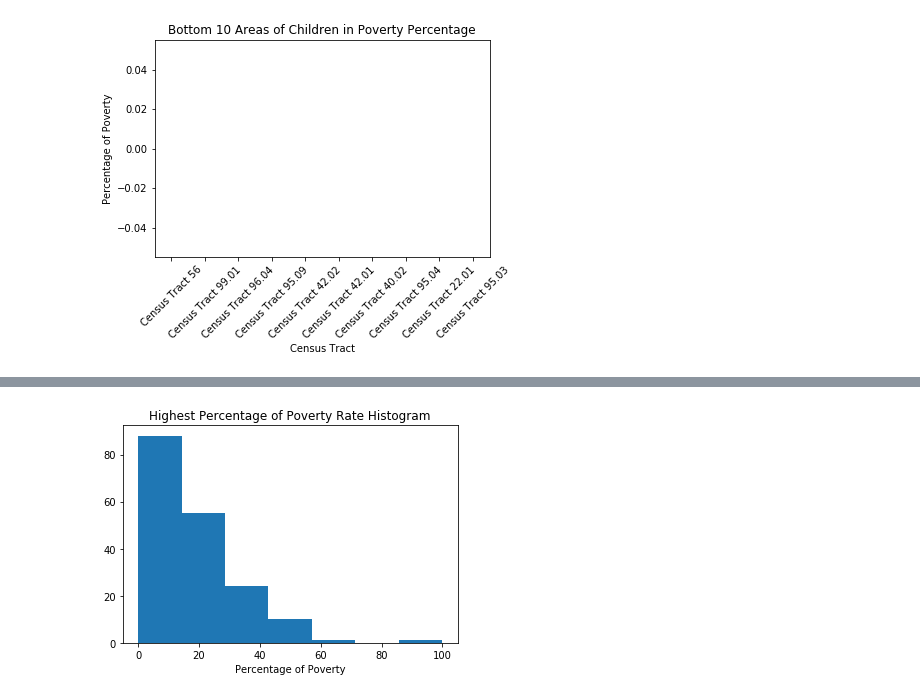
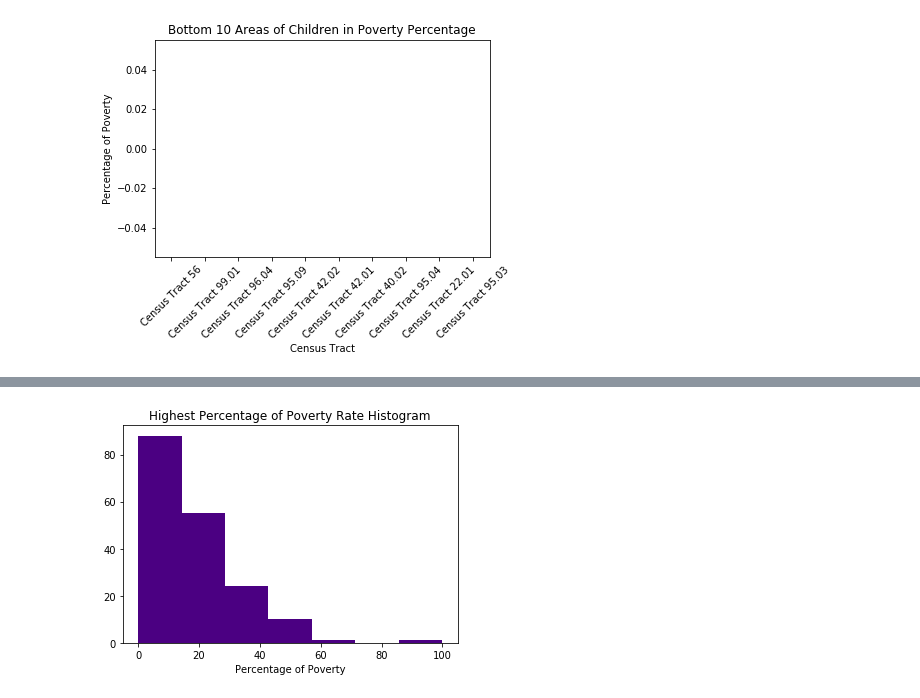
Before and after one commit to poojanagrecha/Crime-and-Poverty-WashingtonD.C, a Jupyter notebook: Poverty CSV Notebook/Poverty-Pooja.ipynb, the cells around one changed output, grey strips where cells are left out. Drawn from its saved outputs; the diff is of its cells as text; code cells hidden in the pictures.

```diff
--- a/Poverty CSV Notebook/Poverty-Pooja.ipynb
+++ b/Poverty CSV Notebook/Poverty-Pooja.ipynb
@@ -242,12 +243,12 @@ plt.show()
 # %%
 #Create a histogram of the Highest Percentage of Poverty
 x = bottom_ten.iloc[:,1].values
-plt.hist(x, bins = 7)
+plt.hist(x, bins = 7, color = 'indigo')
 plt.xlabel("Percentage of Poverty")
 plt.title("Highest Percentage of Poverty Rate Histogram")
 plt.show()
 # %% [output]
-[figure, old version]
+[figure, new version]
 # %%
 #Histogram of Highest Child Poverty
 x = bottom_ten.iloc[:,2].values
```
Also changed, not shown: parts of 8 cells of this notebook.
